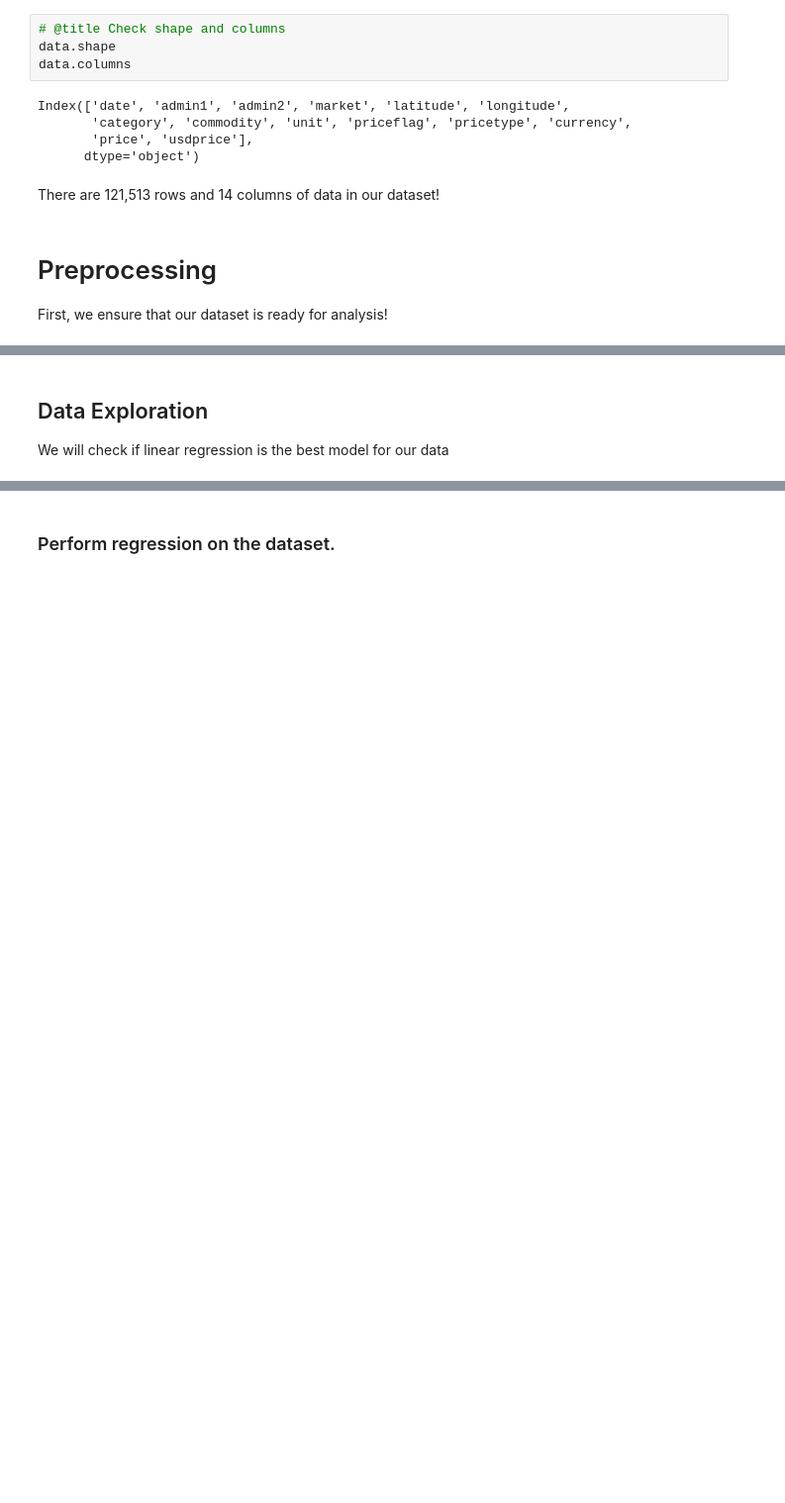
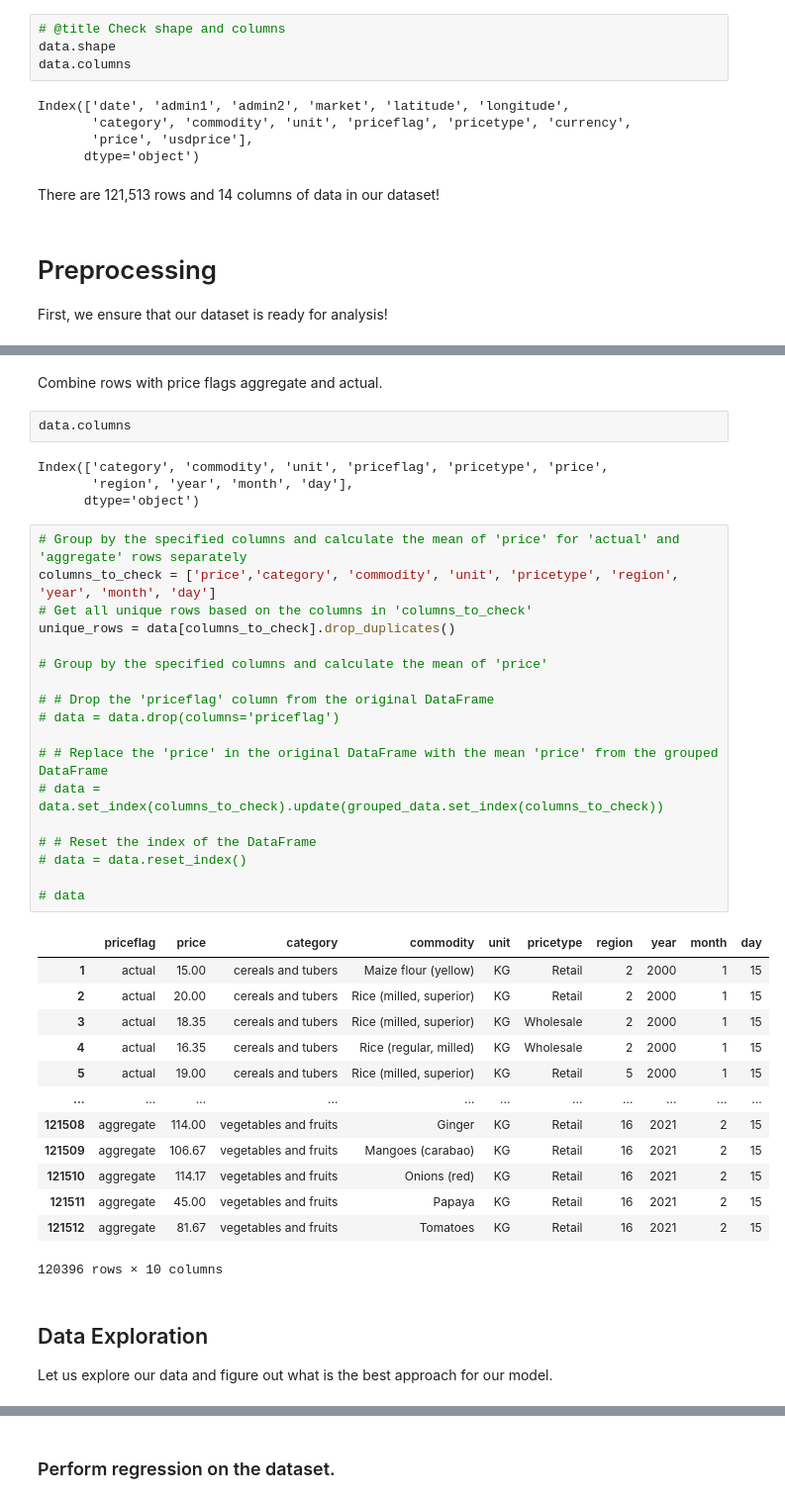
Before and after one commit to NeoGregorio/commodity-predict, a Jupyter notebook: prediction-model.ipynb, the cells around one changed output, grey strips where cells are left out. Shown: that part at 99% size. Cells and saved outputs as stored; diff of their text form; blank space fills up the shorter version.

```diff
--- a/prediction-model.ipynb
+++ b/prediction-model.ipynb
@@ -82,4 +161,44 @@ KeyError: "['admin2', 'market', 'latitude', 'longitude', 'currency', 'usdprice']
+# %% [markdown]
+Combine rows with price flags aggregate and actual.
+# %%
+data.columns
+# %% [output]
+Index(['category', 'commodity', 'unit', 'priceflag', 'pricetype', 'price',
+       'region', 'year', 'month', 'day'],
+      dtype='object')
+# %%
+# Group by the specified columns and calculate the mean of 'price' for 'actual' and 'aggregate' rows separately
+columns_to_check = ['price','category', 'commodity', 'unit', 'pricetype', 'region', 'year', 'month', 'day']
+# Get all unique rows based on the columns in 'columns_to_check'
+unique_rows = data[columns_to_check].drop_duplicates()
+
+# Group by the specified columns and calculate the mean of 'price'
+
+# # Drop the 'priceflag' column from the original DataFrame
+# data = data.drop(columns='priceflag')
+
+# # Replace the 'price' in the original DataFrame with the mean 'price' from the grouped DataFrame
+# data = data.set_index(columns_to_check).update(grouped_data.set_index(columns_to_check))
+
+# # Reset the index of the DataFrame
+# data = data.reset_index()
+
+# data
+# %% [output]
+|  | priceflag | price | category | commodity | unit | pricetype | region | year | month | day |
+| 1 | actual | 15.00 | cereals and tubers | Maize flour (yellow) | KG | Retail | 2 | 2000 | 1 | 15 |
+| 2 | actual | 20.00 | cereals and tubers | Rice (milled, superior) | KG | Retail | 2 | 2000 | 1 | 15 |
+| 3 | actual | 18.35 | cereals and tubers | Rice (milled, superior) | KG | Wholesale | 2 | 2000 | 1 | 15 |
+| 4 | actual | 16.35 | cereals and tubers | Rice (regular, milled) | KG | Wholesale | 2 | 2000 | 1 | 15 |
+| 5 | actual | 19.00 | cereals and tubers | Rice (milled, superior) | KG | Retail | 5 | 2000 | 1 | 15 |
+| ... | ... | ... | ... | ... | ... | ... | ... | ... | ... | ... |
+| 121508 | aggregate | 114.00 | vegetables and fruits | Ginger | KG | Retail | 16 | 2021 | 2 | 15 |
+| 121509 | aggregate | 106.67 | vegetables and fruits | Mangoes (carabao) | KG | Retail | 16 | 2021 | 2 | 15 |
+| 121510 | aggregate | 114.17 | vegetables and fruits | Onions (red) | KG | Retail | 16 | 2021 | 2 | 15 |
+| 121511 | aggregate | 45.00 | vegetables and fruits | Papaya | KG | Retail | 16 | 2021 | 2 | 15 |
+| 121512 | aggregate | 81.67 | vegetables and fruits | Tomatoes | KG | Retail | 16 | 2021 | 2 | 15 |
+120396 rows × 10 columns
 # %% [markdown]
 ## Data Exploration
 
-We will check if linear regression is the best model for our data
+Let us explore our data and figure out what is the best approach for our model.
```
Also changed, not shown: parts of 20 cells of this notebook.
